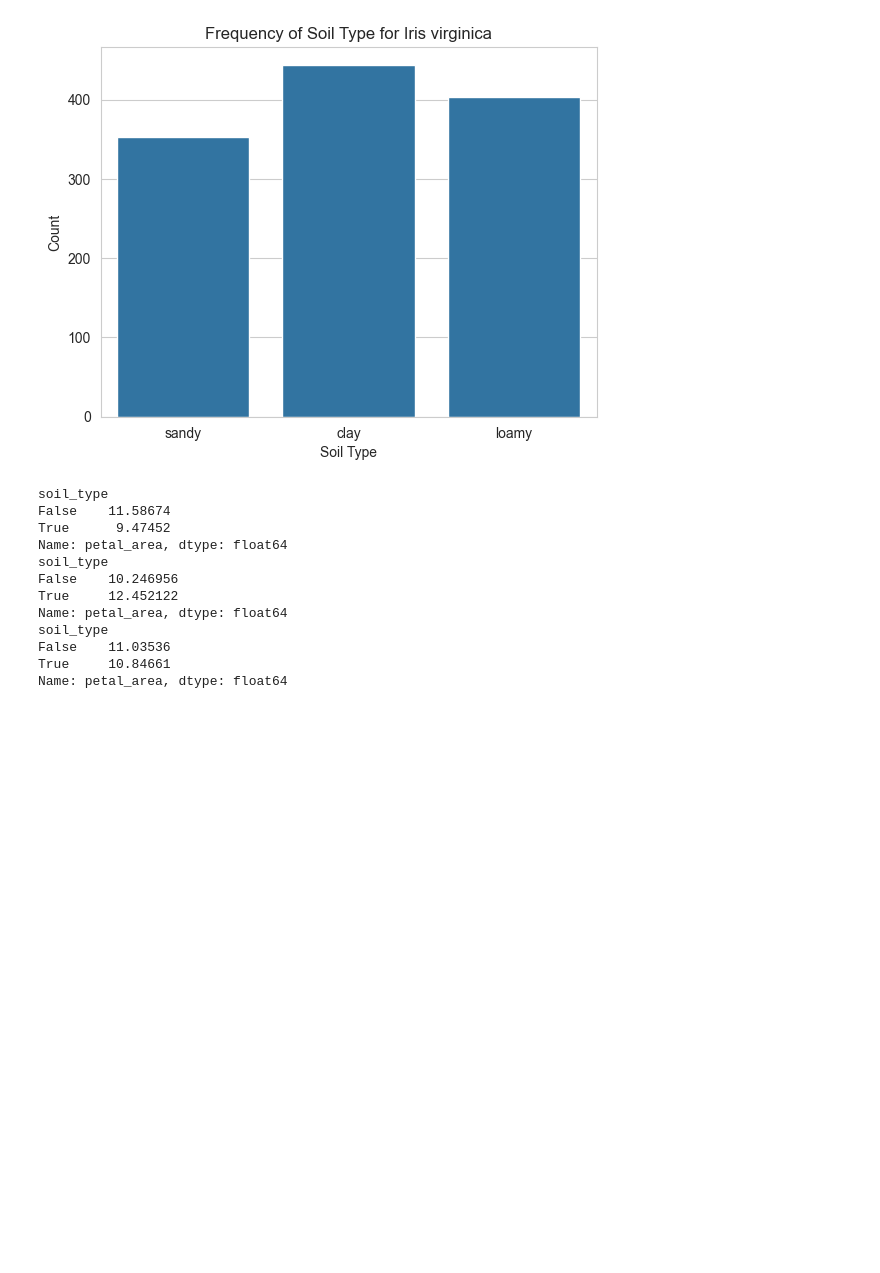
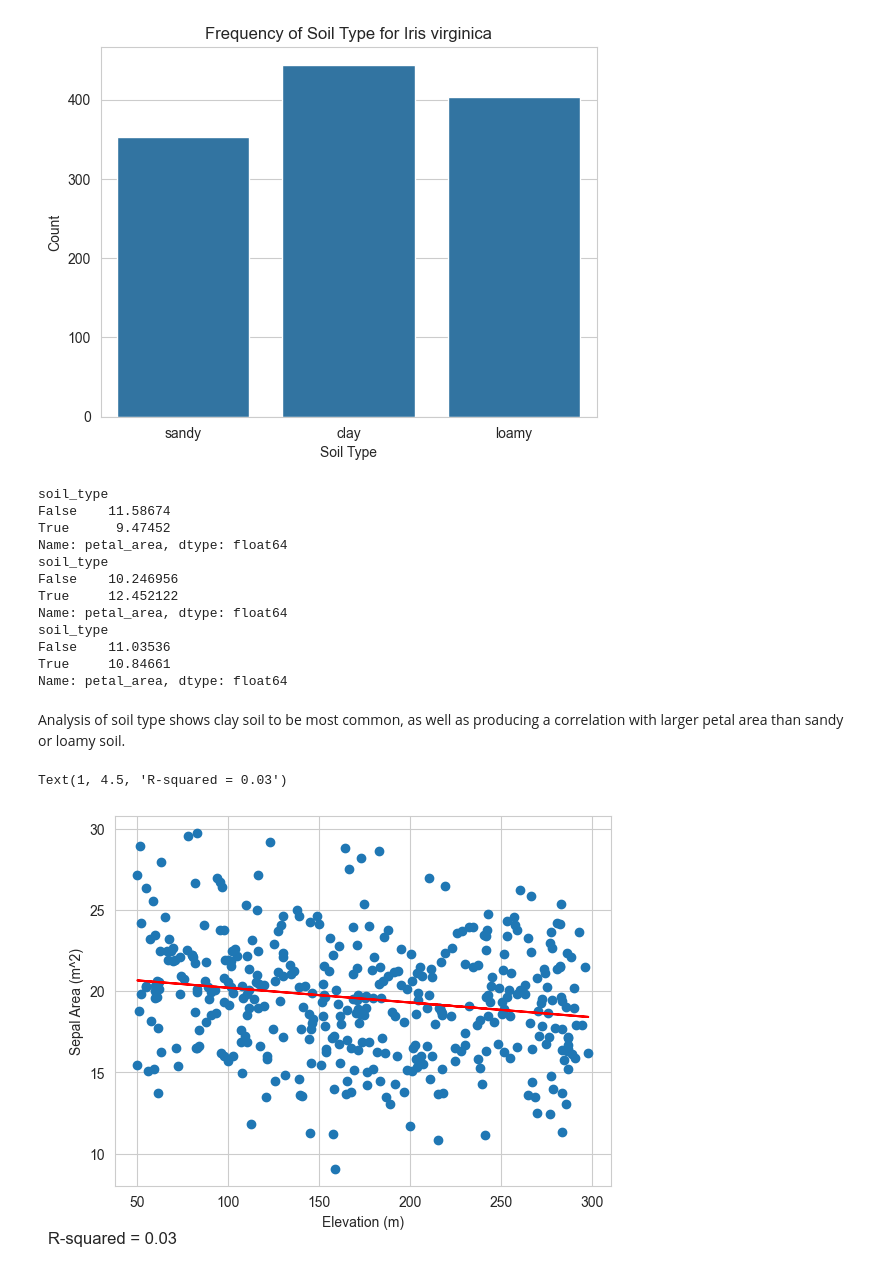
Before and after one commit to isaacevans010/data-analysis-projects, a Jupyter notebook: final-project/final_project.ipynb, the cells around one changed output. Cells and saved outputs as stored; diff of their text form; code cells hidden in the pictures; blank space fills up the shorter version.

```diff
--- a/final-project/final_project.ipynb
+++ b/final-project/final_project.ipynb
@@ -2,7 +2,7 @@
 import pandas as pd
 import numpy as np
 
-df = pd.read_csv(r"C:\Users\fibdi\Downloads\iris_extended.csv")
+df = pd.read_csv(r"C:\Users\Isaac\Downloads\iris_extended.csv")
 print(df.to_string())
 
 print(df[df.isna().any(axis=1)]) #no NA values present
@@ -141,3 +148,21 @@ soil_type
 False    11.03536
 True     10.84661
 Name: petal_area, dtype: float64
+# %% [markdown]
+Analysis of soil type shows clay soil to be most common, as well as producing a correlation with larger petal area than sandy or loamy soil.
+# %%
+import sklearn
+from sklearn.linear_model import LinearRegression
+y = data_iv['sepal_area']
+x = data_iv['elevation']
+
+plt.scatter(x,y)
+plt.xlabel('Elevation (m)')
+plt.ylabel('Sepal Area (m^2)')
+model = LinearRegression().fit(x.values.reshape(-1, 1), y)
+r2 = model.score(x.values.reshape(-1, 1), y)
+plt.plot(x, model.predict(x.values.reshape(-1, 1)), color='red')
+plt.text(1, 4.5, f'R-squared = {r2:.2f}', fontsize=12)
+# %% [output]
+Text(1, 4.5, 'R-squared = 0.03')
+[figure, added]
```
Also changed, not shown: parts of 2 cells of this notebook.
